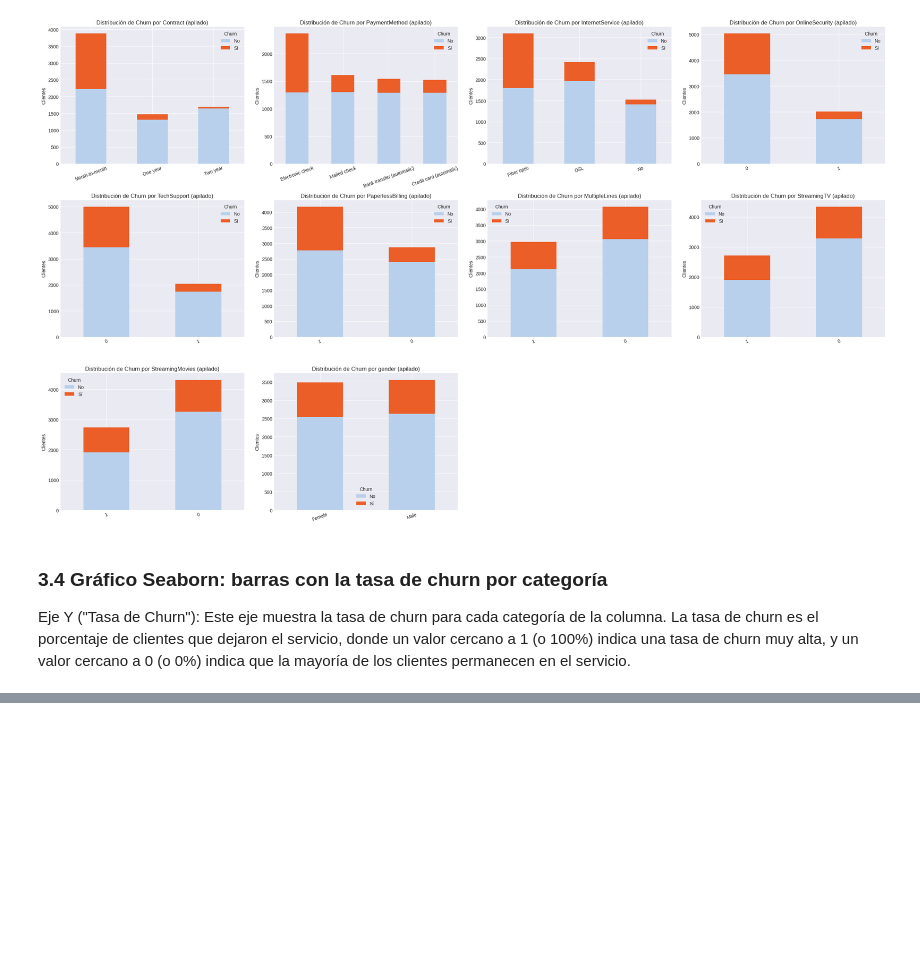
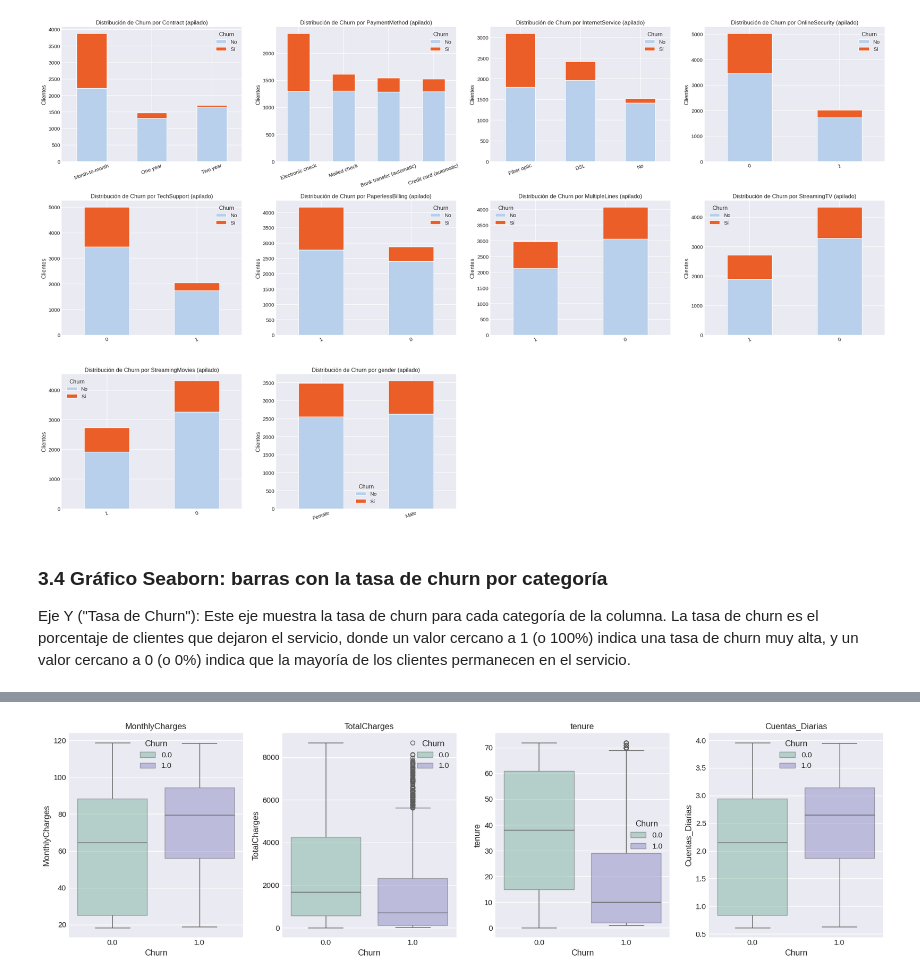
Before and after one commit to AMG-AA/challenge-TelecomX-ETL, a Jupyter notebook: notebooks/03_data_analysys.ipynb, the cells around one changed output, grey strips where cells are left out. Drawn from its saved outputs; the diff is of its cells as text; code cells hidden in the pictures; blank space fills up the shorter version.

```diff
--- a/notebooks/03_data_analysys.ipynb
+++ b/notebooks/03_data_analysys.ipynb
@@ -474,0 +578,28 @@ En esta sección analizamos cómo se comportan variables numéricas clave entre
+# %%
+import seaborn as sns
+import matplotlib.pyplot as plt
+
+# Configuración
+COLOR_NO = "#77BFA3"   # Color para Churn = 0
+COLOR_SI = "#8783D1"   # Color para Churn = 1
+ALPHA = 0.5  # Opacidad
+
+fig, axes = plt.subplots(1, len(NUM_FOCUS), figsize=(17, 5))
+
+for ax, col in zip(axes, NUM_FOCUS):
+    sns.boxplot(
+        data=df_bin,
+        x="Churn", y=col, hue="Churn",
+        palette=[COLOR_NO, COLOR_SI],
+        ax=ax,
+        boxprops=dict(alpha=ALPHA)
+    )
+    ax.set_title(col)
+    ax.set_xlabel("Churn")
+    ax.set_ylabel(col)
+
+plt.tight_layout()
+plt.savefig("/content/drive/MyDrive/challenge-TelecomX-ETL/src/graficos/boxplots_churn.png", dpi=300, bbox_inches="tight")
+plt.show()
+# %% [output]
+[figure, added]
```
Also changed, not shown: parts of 53 cells of this notebook, 13 other files.
